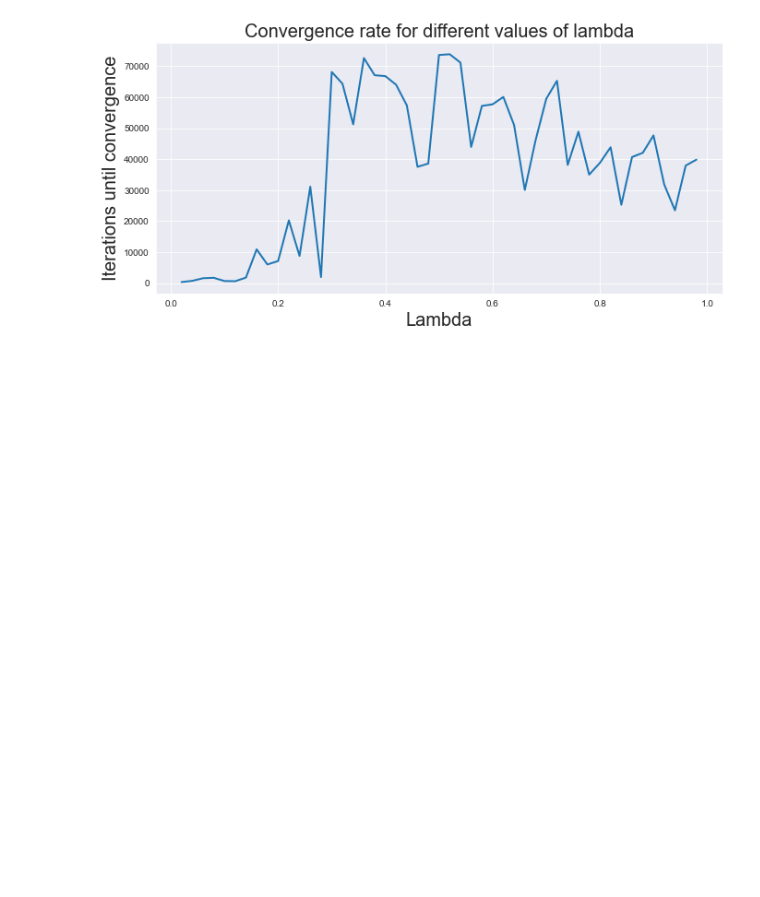
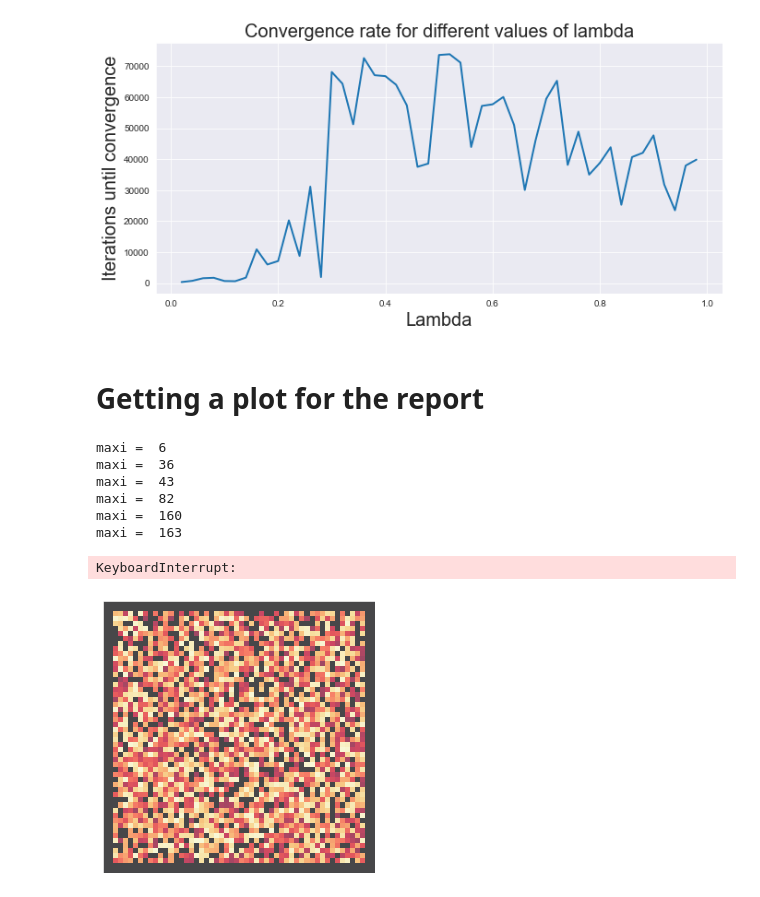
Before and after one commit to Joseph38512/industrial-maths-project-2, a Jupyter notebook: Housing_1-2.ipynb, the cells around one changed output. Cells and saved outputs as stored; diff of their text form; code cells hidden in the pictures; blank space fills up the shorter version.

Commit message:
Added in a get_plots function

```diff
--- a/Housing_1-2.ipynb
+++ b/Housing_1-2.ipynb
@@ -405,7 +405,7 @@ def get_convergence(lam, gridsize, p_empty):
     grid_agents1 = grid_agents(gridsize + 4, p_empty, grid_houses1)
     i = 0
     j = 0
-    while i < gridsize**2:
+    while i < int(gridsize**(2)/2):
         grid_houses1.update_values(grid_agents1, lam)
         g1 = grid_agents1.affluences.copy()
         grid_agents1.swap_people(grid_houses1)
@@ -478,3 +479,45 @@ for t in range(1,50):
     conv = get_convergence(lam, 20, 0.2)
     lambdas.append(lam)
     convergence.append(conv)
+# %% [markdown]
+# Getting a plot for the report
+# %%
+def get_plots(lam, gridsize, p_empty):
+    i = 0
+    j = 0
+    maxi = 0
+    grid_houses1 = grid_houses(gridsize + 4,p_empty, kernel)
+    grid_agents1 = grid_agents(gridsize + 4, p_empty, grid_houses1)
+    plt.subplot(1,2,1)
+    grid_houses1.draw_values()
+    while i < gridsize**2/3:
+        grid_houses1.update_values(grid_agents1, lam)
+        g1 = grid_agents1.affluences.copy()
+        grid_agents1.swap_people(grid_houses1)
+        g2 = grid_agents1.affluences
+        if np.array_equal(g1,g2):
+            i += 1
+        else:
+            if i >= maxi:
+                maxi = i
+                print("maxi = ",maxi)
+            i = 0
+        j += 1
+        if j % 25000 == 0:
+            print(j)
+    plt.subplot(1,2,2)
+    print(f'Average House Value: ',np.average(grid_houses1.values) )
+    grid_houses1.draw_values()
+    plt.show()
+    plt.savefig(f'n x n plots - Inital and Converged')
+# %%
+get_plots(0.5, 50, 0.2)
+# %% [output]
+maxi =  6
+maxi =  36
+maxi =  43
+maxi =  82
+maxi =  160
+maxi =  163
+KeyboardInterrupt:
+[figure, added]
```
Also changed, not shown: parts of 2 cells of this notebook.
